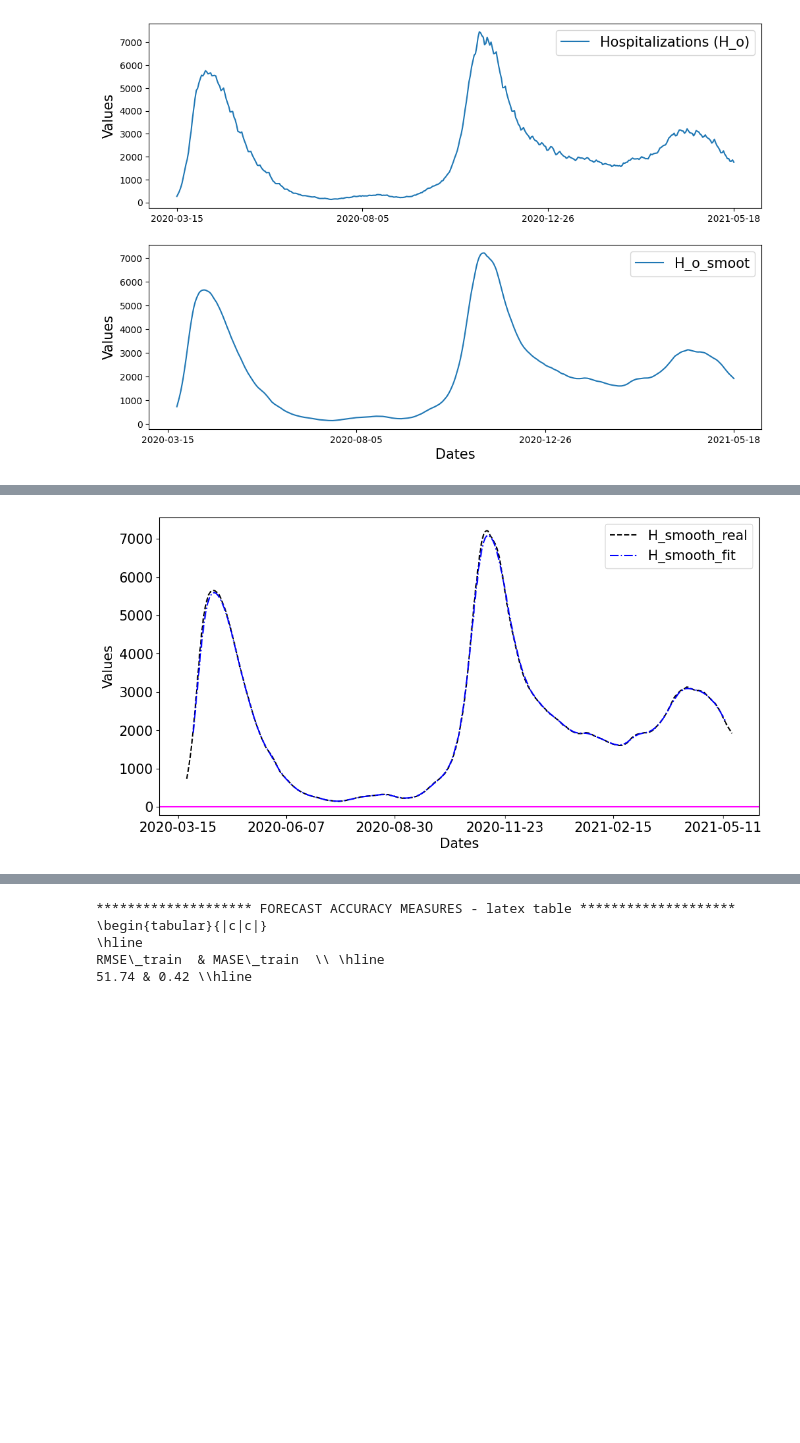
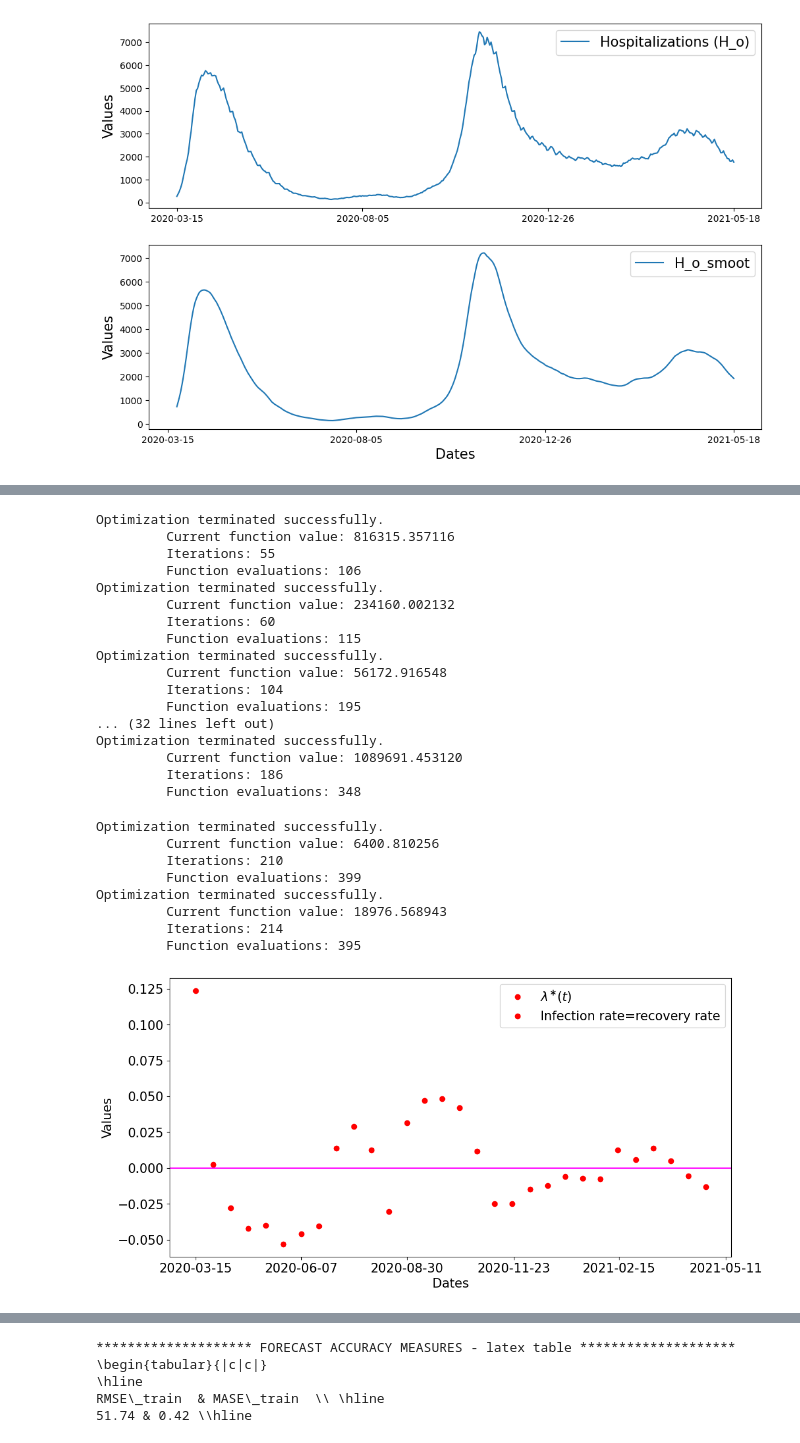
Before and after one commit to OD1992/Python-programs, a Jupyter notebook: Hospi_change_point.ipynb, the cells around one changed output, grey strips where cells are left out. Drawn from its saved outputs; the diff is of its cells as text; code cells hidden in the pictures; blank space fills up the shorter version.

```diff
--- a/Hospi_change_point.ipynb
+++ b/Hospi_change_point.ipynb
@@ -253,14 +267,64 @@ Optimization terminated successfully.
-# %%
-plt.figure(figsize=(12,6))
-#plt.subplot(212)
-plt.plot(Dates[7:], H_smooth_MA_used,'--',  color='black')
-plt.plot(Dates[7+d:len(H_smooth_MA)-d], H[d:len(H_smooth_MA_used)-d],'-.', color='blue')
-plt.axhline(y=0, color="magenta")
-plt.xticks(dates_ticks, fontsize=15)
-plt.yticks(fontsize=15)
-plt.xlabel("Dates", fontsize=15)
-plt.ylabel("Values", fontsize=15)
-plt.legend(['H_smooth_real', 'H_smooth_fit'], fontsize=15)
-plt.show()
-# %% [output]
-[figure, removed]
+# %%
+#Define a window of 10 days and the H_init is taken in the beginning on each window.
+H_smooth_MA_used = H_smooth_MA[7:]
+H = []
+nb_xticks = 6
+dates_ticks = [None] * nb_xticks
+dates_ticks_ind = np.linspace(0,len(H_smooth_MA_used)-1,nb_xticks,dtype=int)
+for i in range(0,nb_xticks):
+    dates_ticks[i] = Dates[dates_ticks_ind[i]]
+d=14
+beta_effective_opt_exp = []
+H_init_opt_exp = []
+plt.figure(figsize=(12,6))
+for t in np.arange(0, len(H_smooth_MA_used)-d, d):
+    train_t_start = t
+    train_t_end = t+d
+    tspan_train = [train_t_start,train_t_end]
+    data_train = H_smooth_MA_used
+    H_init = data_train[train_t_start]
+    beta_effective_guess = np.log(data_train[train_t_end]/data_train[train_t_start])/(train_t_end)
+    fun_exp = lambda x:phi_exp(x,tspan_train,data_train)
+    x_guess_exp = [H_init, beta_effective_guess]
+    x_opt_exp = optimize.fmin(fun_exp,x_guess_exp)  # call the optimization solver
+    H_init_opt = x_opt_exp[0]
+    H_init_opt_exp.append(H_init_opt)
+    beta_effective_opt = x_opt_exp[1]
+    beta_effective_opt_exp.append( beta_effective_opt)
+    H_fit = H_init_opt*np.exp(beta_effective_opt*t)
+    H.append(H_fit)
+    plt.plot(Dates[t], beta_effective_opt, 'ro')
+plt.axhline(y=0, color="magenta")
+plt.xticks(dates_ticks, fontsize=15)
+plt.yticks(fontsize=15)
+plt.xlabel("Dates", fontsize=15)
+plt.ylabel("Values", fontsize=15)
+plt.legend(['$\lambda^{\\ast} (t)$', 'Infection rate=recovery rate'], fontsize=15)
+plt.show()
+# %% [output]
+Optimization terminated successfully.
+         Current function value: 816315.357116
+         Iterations: 55
+         Function evaluations: 106
+Optimization terminated successfully.
+         Current function value: 234160.002132
+         Iterations: 60
+         Function evaluations: 115
+Optimization terminated successfully.
+         Current function value: 56172.916548
+         Iterations: 104
+         Function evaluations: 195
+... (32 lines left out)
+Optimization terminated successfully.
+         Current function value: 1089691.453120
+         Iterations: 186
+         Function evaluations: 348
+Optimization terminated successfully.
+         Current function value: 6400.810256
+         Iterations: 210
+         Function evaluations: 399
+Optimization terminated successfully.
+         Current function value: 18976.568943
+         Iterations: 214
+         Function evaluations: 395
+[figure, added]
```
Also changed, not shown: parts of 3 cells of this notebook.
